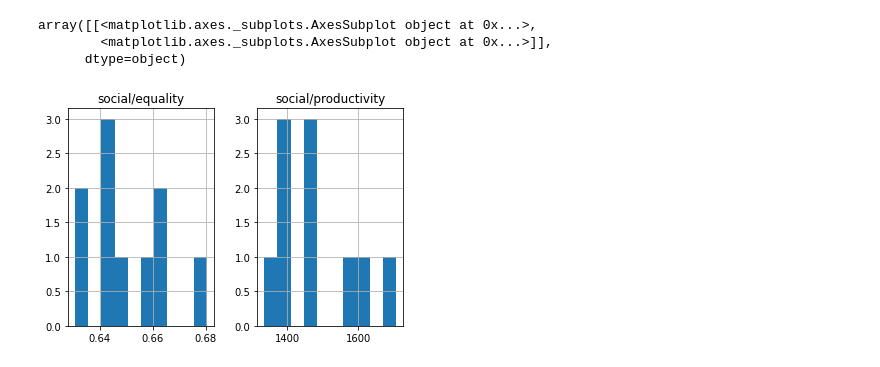
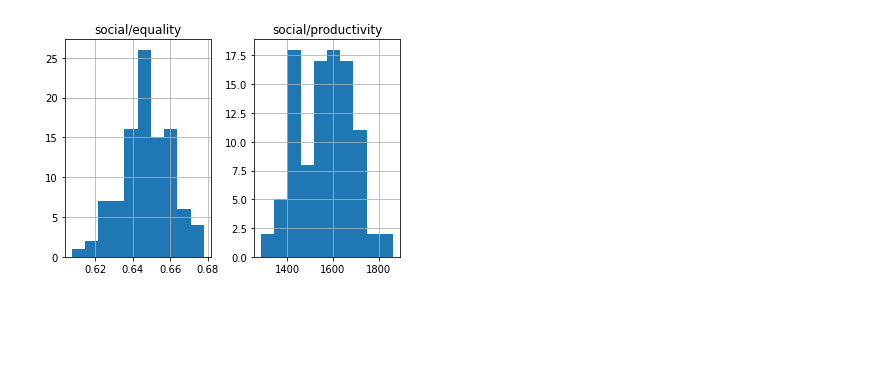
Before and after one commit to lorenzomezzini/master_thesis, a Jupyter notebook: scripts/eval/eval.ipynb, the cells around one changed output. Drawn from its saved outputs; the diff is of its cells as text; code cells hidden in the pictures; blank space fills up the shorter version.

Commit message:
added graphs

```diff
--- a/scripts/eval/eval.ipynb
+++ b/scripts/eval/eval.ipynb
@@ -25,13 +29,13 @@ trainer = ppo.PPOTrainer(config={
     "num_workers": 0,
 })
 
-ckpt_path = '/home/lorenzo/Desktop/master_thesis/ray_results/FREE/checkpoint_12200/checkpoint-12200'
+ckpt_path = '/home/lorenzo/Desktop/master_thesis/ray_results/FREE/checkpoint_17970/checkpoint-17970'
 trainer.restore(str(ckpt_path))
 env = AIEEnv({}, force_dense_logging=True)
 
 df = pd.DataFrame()
 
-for i in tqdm(range(10)):
+for i in tqdm(range(100)):
     obs = env.reset()
     for t in range(1000):
         results = {
@@ -46,4 +50,5 @@ for i in tqdm(range(10)):
     df = df.append(env.env.scenario_metrics(),ignore_index=True)
 
 df.hist(column=['social/equality','social/productivity'])
+df.to_csv('data_out/Free.csv', mode='a', header=False)
 # %% [output]
@@ -68,7 +70,7 @@ trainer.restore(str(ckpt_path))
 env = AIEEnv(ENV_US, force_dense_logging=True)
 
 dfUs = pd.DataFrame()
-for i in tqdm(range(10)):
+for i in tqdm(range(100)):
     obs = env.reset()
     for t in range(1000):
         results = {
@@ -83,4 +85,5 @@ for i in tqdm(range(10)):
     dfUs = dfUs.append(env.env.scenario_metrics(),ignore_index=True)
 
 dfUs.hist(column=['social/equality','social/productivity'])
+dfUs.to_csv('data_out/US.csv', mode='a', header=False)
 # %% [output]
@@ -97,12 +97,12 @@ trainer = ppo.PPOTrainer(config={
     "num_workers": 0,
 })
 
-ckpt_path = '/home/lorenzo/Desktop/master_thesis/ray_results/ITA/checkpoint_14626/checkpoint-14626'
+ckpt_path = '/home/lorenzo/Desktop/master_thesis/ray_results/ITA/checkpoint_15680/checkpoint-15680'
 trainer.restore(str(ckpt_path))
 env = AIEEnv(ENV_ITALY, force_dense_logging=True)
 
 dfIta = pd.DataFrame()
-for i in tqdm(range(10)):
+for i in tqdm(range(100)):
     obs = env.reset()
     for t in range(1000):
         results = {
@@ -117,4 +117,5 @@ for i in tqdm(range(10)):
     dfIta = dfIta.append(env.env.scenario_metrics(),ignore_index=True)
 
 dfIta.hist(column=['social/equality','social/productivity'])
+dfIta.to_csv('data_out/Ita.csv', mode='a', header=False)
 # %% [output]
@@ -124,7 +125,4 @@ dfIta.hist(column=['social/equality','social/productivity'])
-array([[<matplotlib.axes._subplots.AxesSubplot object at 0x...>,
-        <matplotlib.axes._subplots.AxesSubplot object at 0x...>]],
-      dtype=object)
-[figure, old version]
+[figure, new version]
 # %%
 trainer = ppo.PPOTrainer(config={
     **BASE_PPO_CONF,
```
Also changed, not shown: parts of 9 cells of this notebook, 26 other files.
